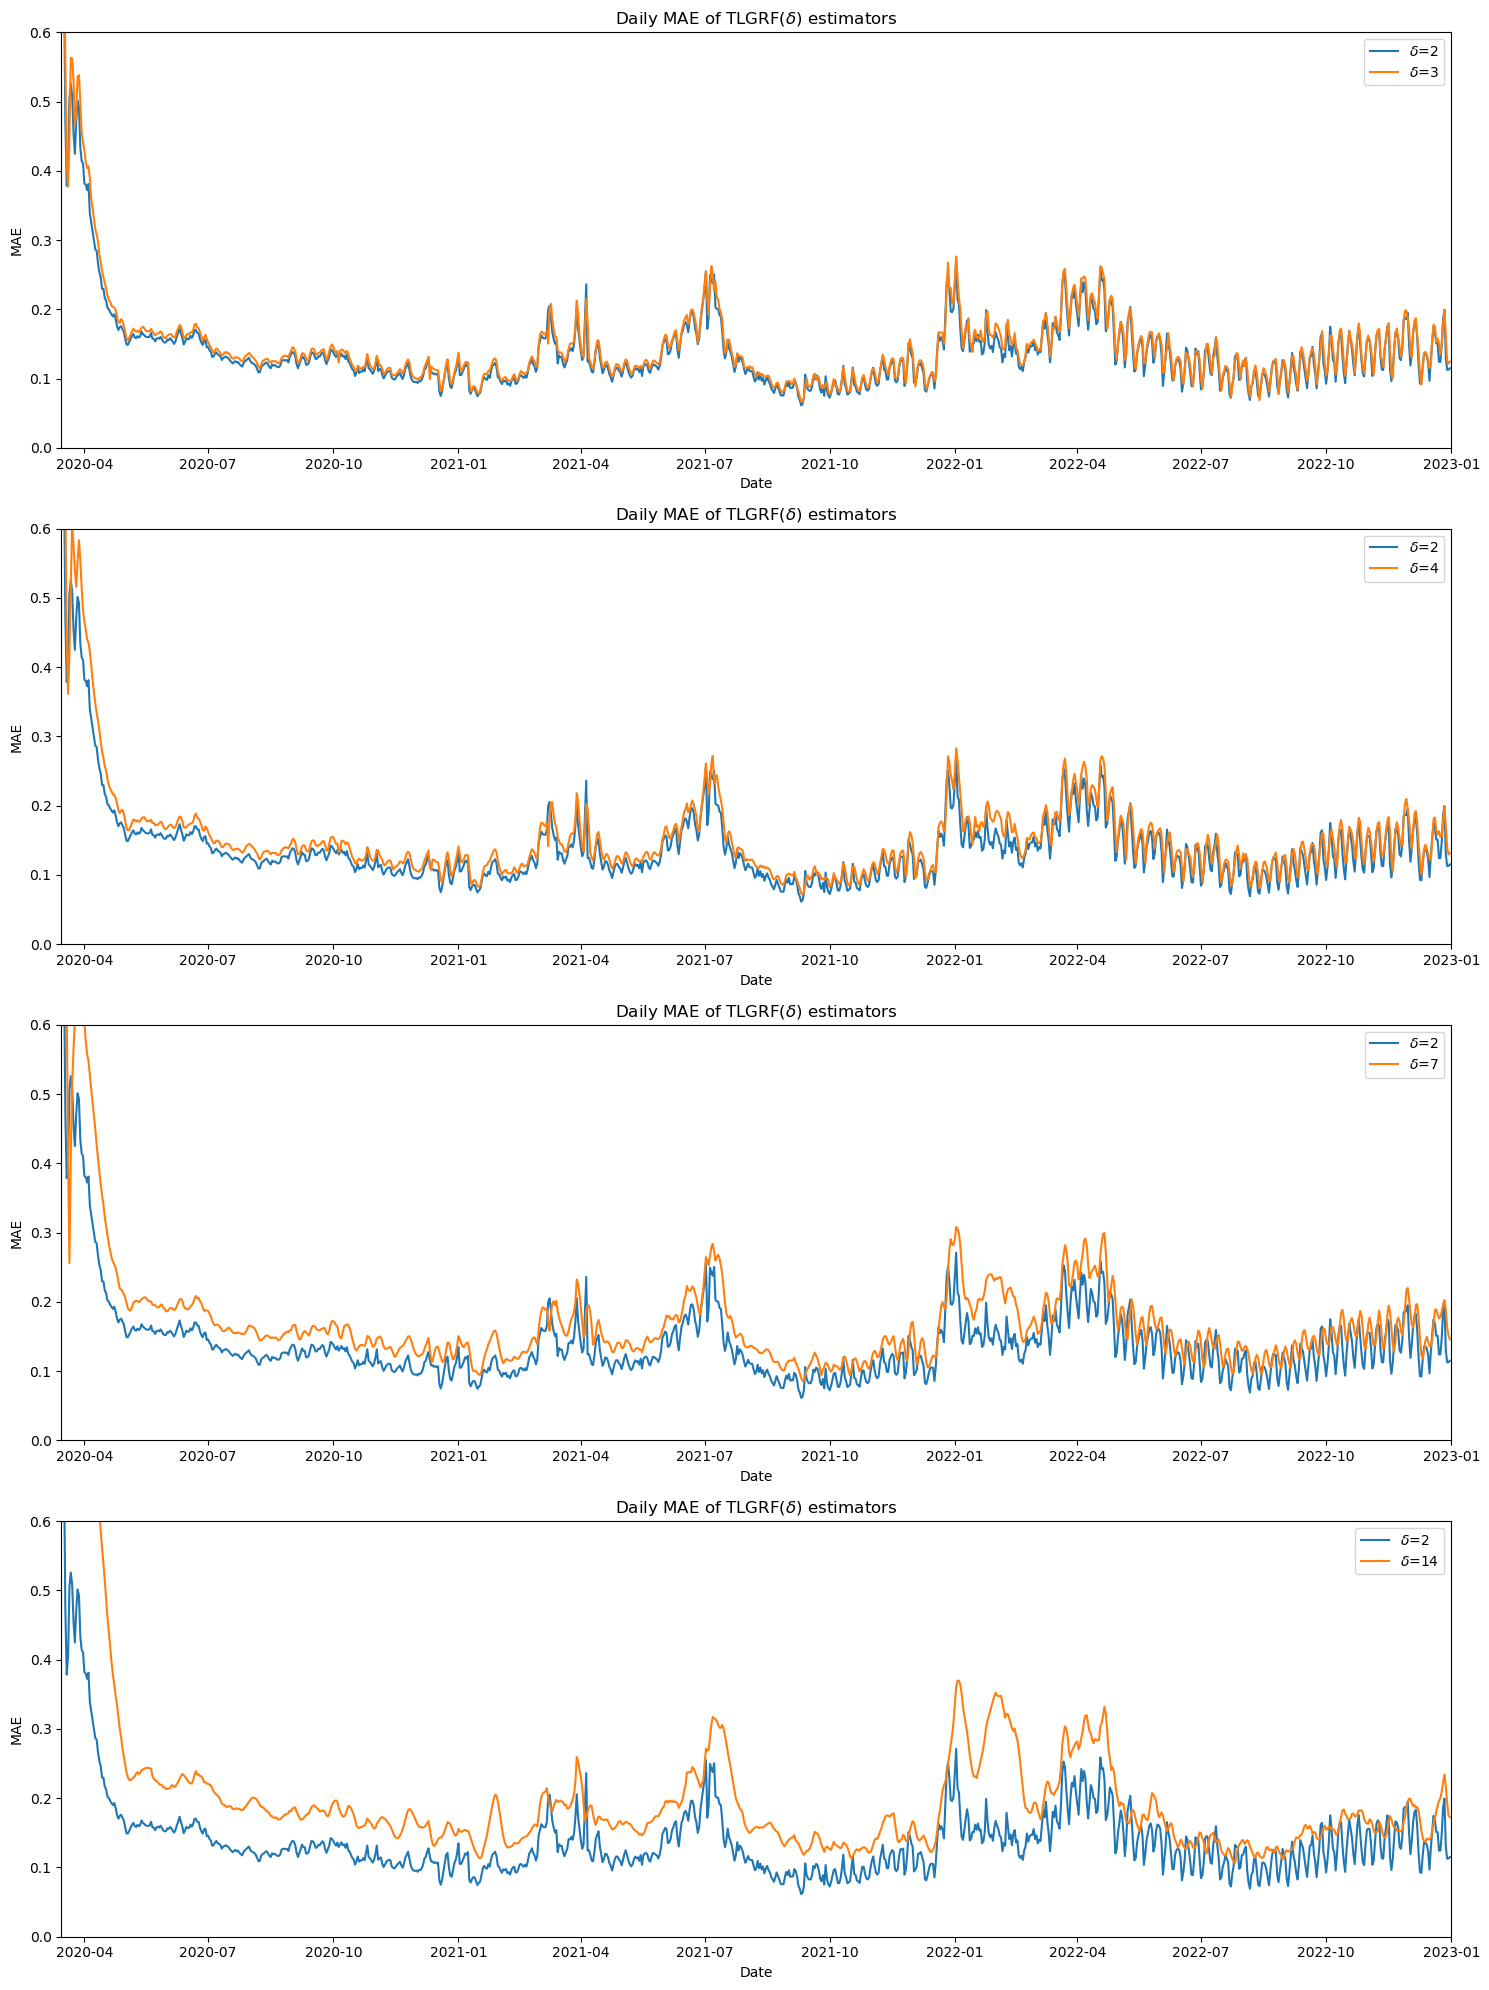
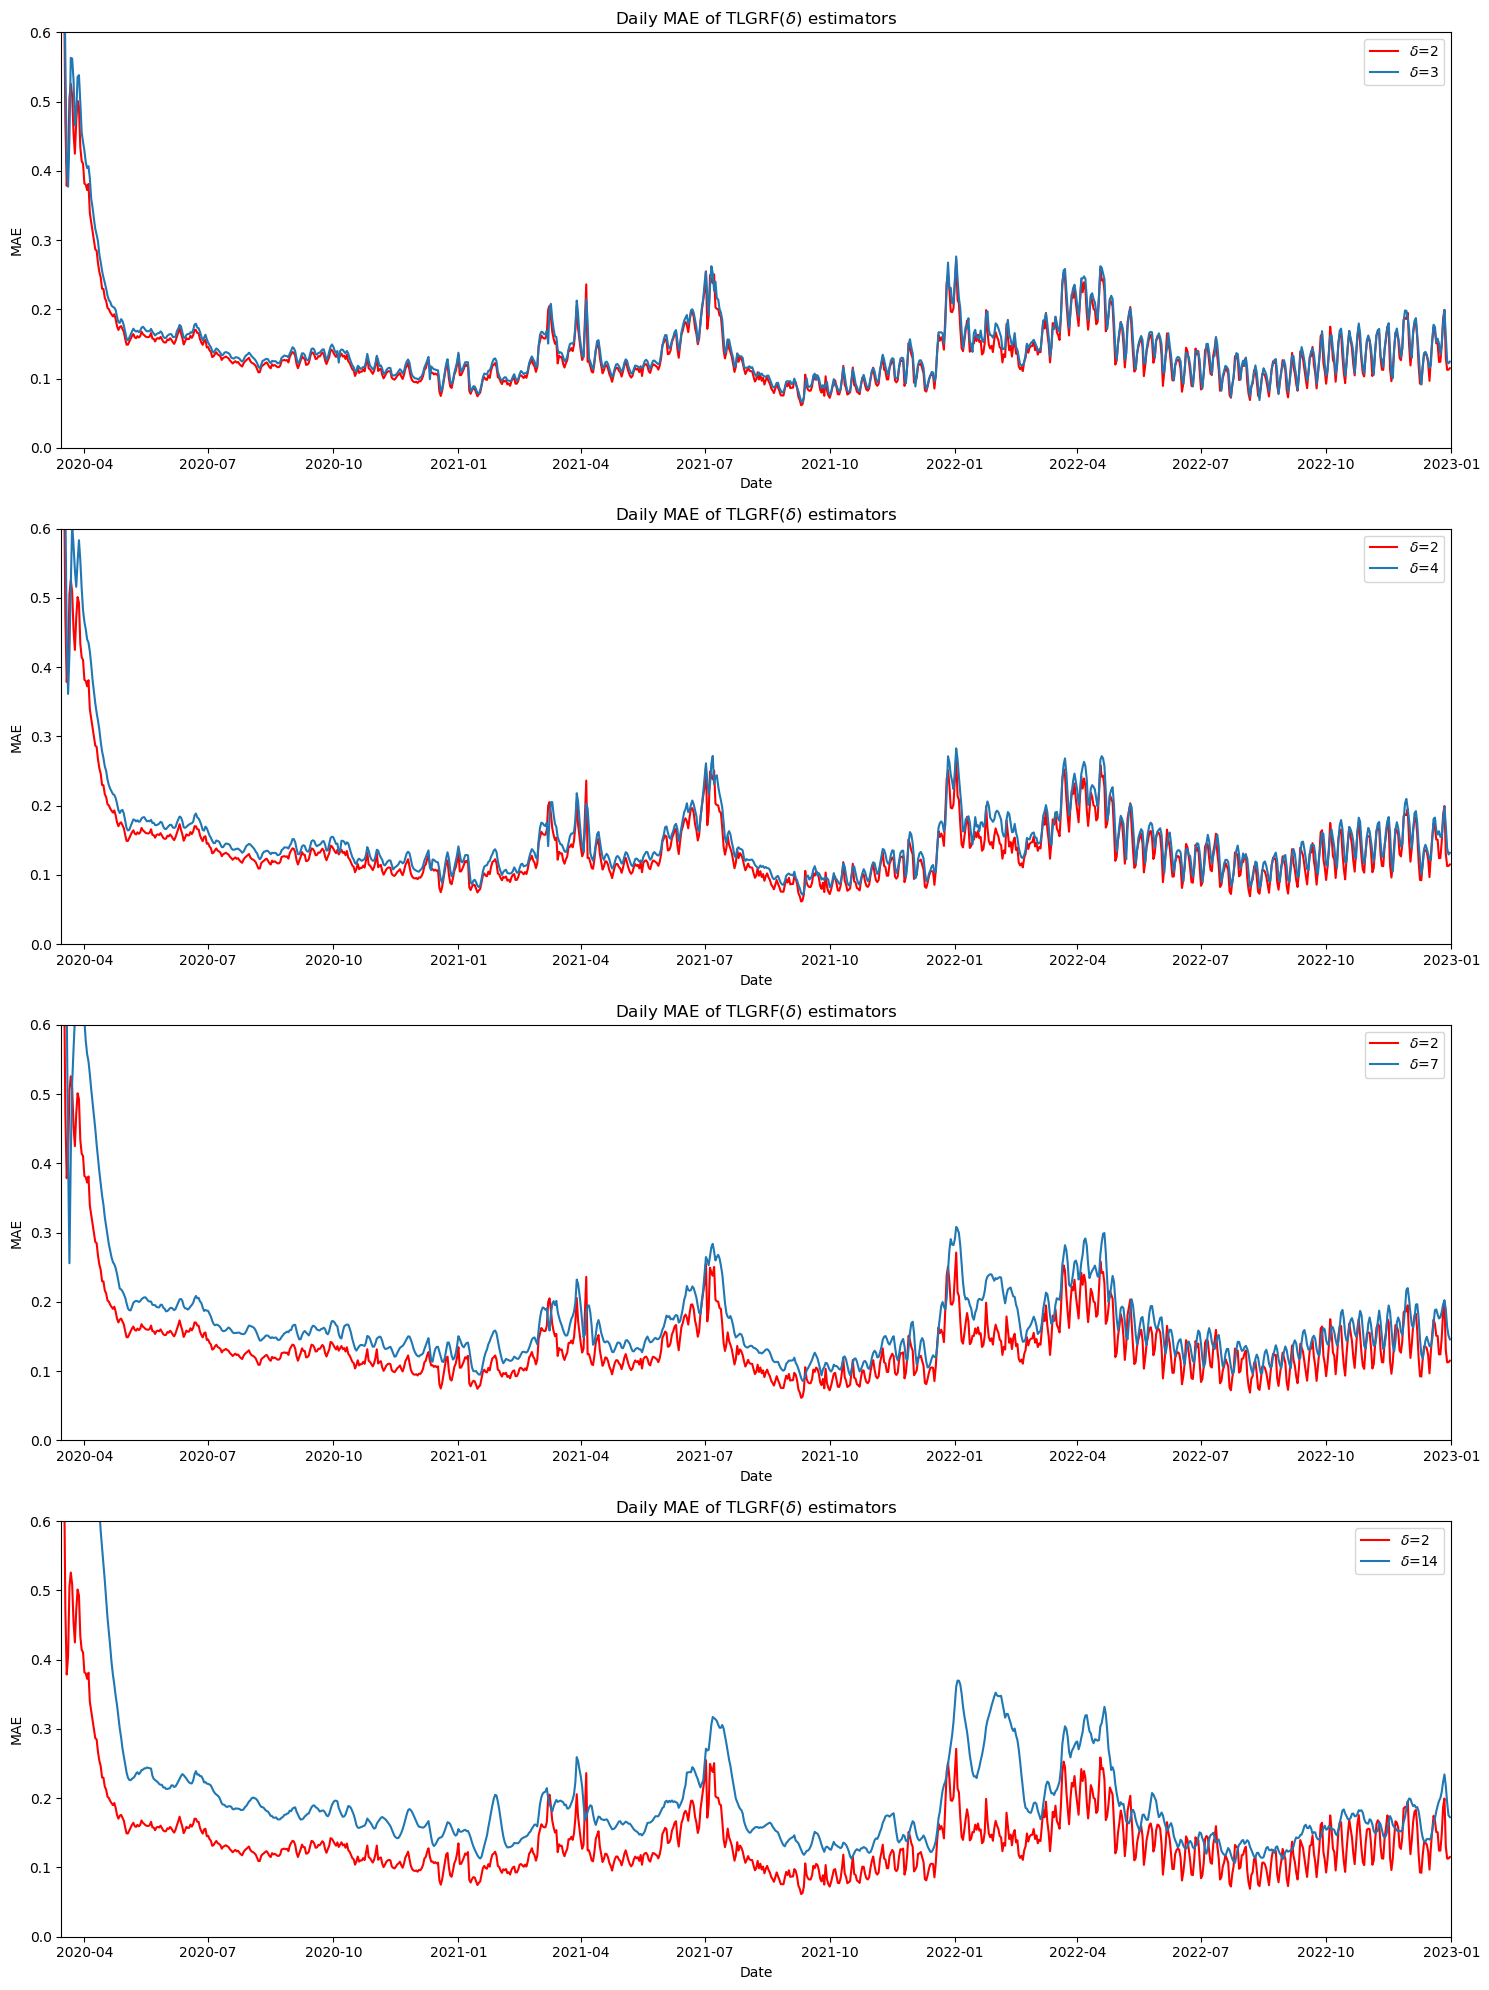
Unified diff of the notebook cell whose output changed from the first chart to the second:
--- before
+++ after
@@ -1,5 +1,5 @@
 fig, axes = plt.subplots(len(delta_list[1:]), 1, figsize=(15,20))
 for i, delta in enumerate(delta_list[1:]):
-    axes[i].plot(TLGRF_delta_performance["MAE_delta={}".format(2)], label="$\delta$={}".format(2))
+    axes[i].plot(TLGRF_delta_performance["MAE_delta={}".format(2)], label="$\delta$={}".format(2), color="red")
     axes[i].plot(TLGRF_delta_performance["MAE_delta={}".format(delta)], label="$\delta$={}".format(delta))
     axes[i].set(title='Daily MAE of TLGRF($\delta$) estimators', xlabel='Date', ylabel='MAE')

Commit: TLGRF to red in delta